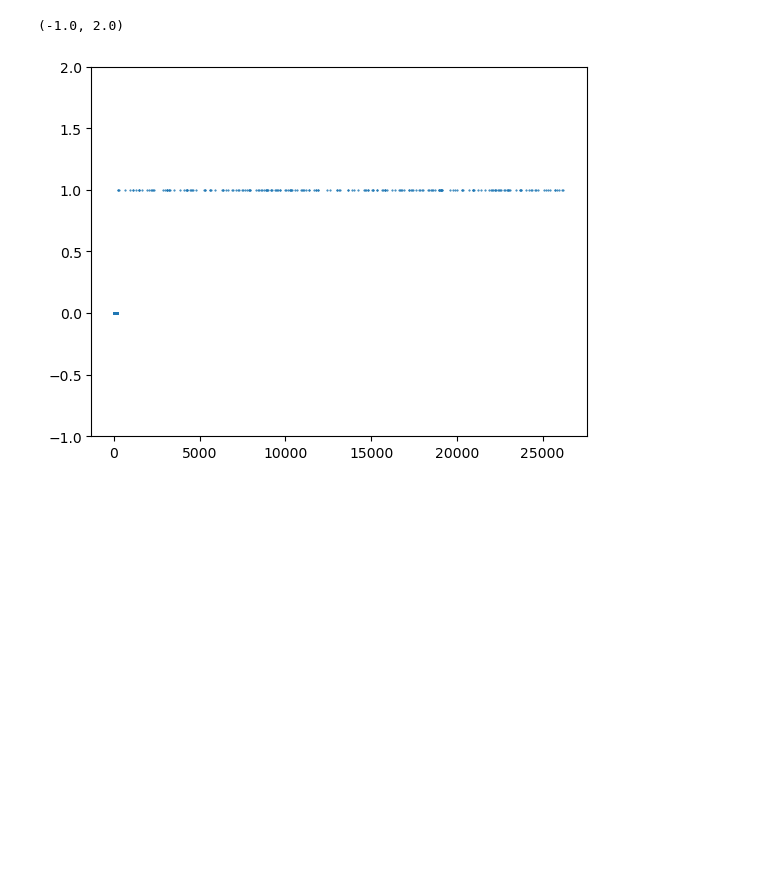
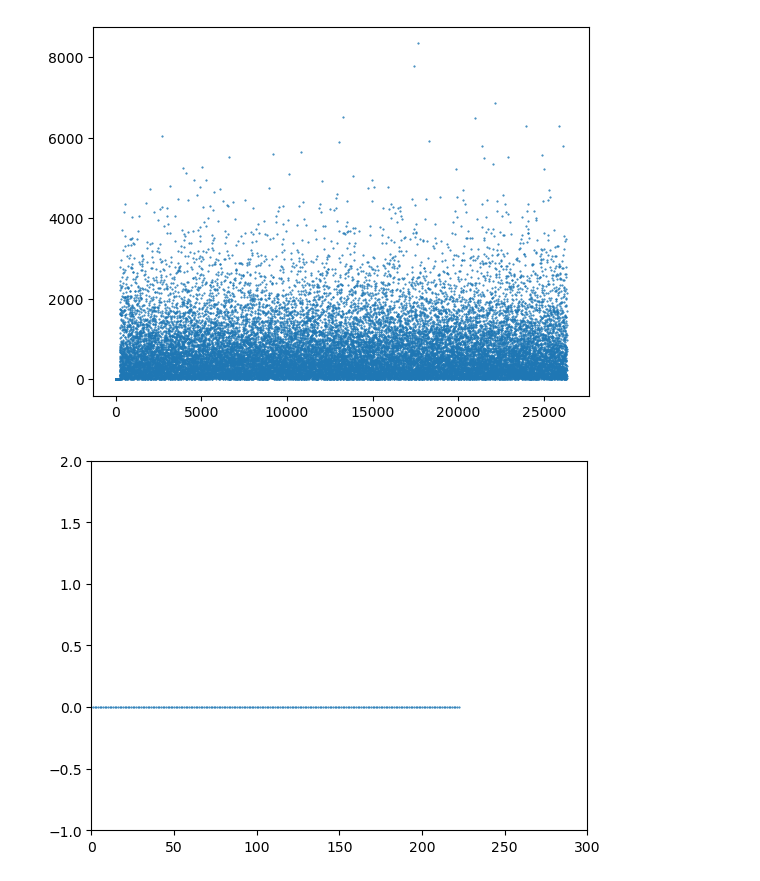
Before and after one commit to EAdelsbach/redpitaya_control, a Jupyter notebook: Notebooks/timestampt.ipynb, the cells around one changed output. Drawn from its saved outputs; the diff is of its cells as text; code cells hidden in the pictures; blank space fills up the shorter version.

```diff
--- a/Notebooks/timestampt.ipynb
+++ b/Notebooks/timestampt.ipynb
@@ -87,8 +89,12 @@ plt.plot(t_unix, energy, '.', markersize=1)
 # %%
 plt.plot(ts_us[1:]-ts_us[:-1], '.', markersize=1)
+plt.show()
+plt.plot(ts_us[1:]-ts_us[:-1], '.', markersize=1)
 plt.ylim(-1, 2)
+plt.xlim(0, 300)
+plt.show()
 # %% [output]
-(-1.0, 2.0)
-[figure, old version]
+[figure, new version]
+[figure, added]
 # %%
 # h,b = np.histogram(ts_us[1:]-ts_us[:-1], np.linspace(0, 1e3, 10000000))
```
Also changed, not shown: parts of 15 cells of this notebook, 38 other files.
